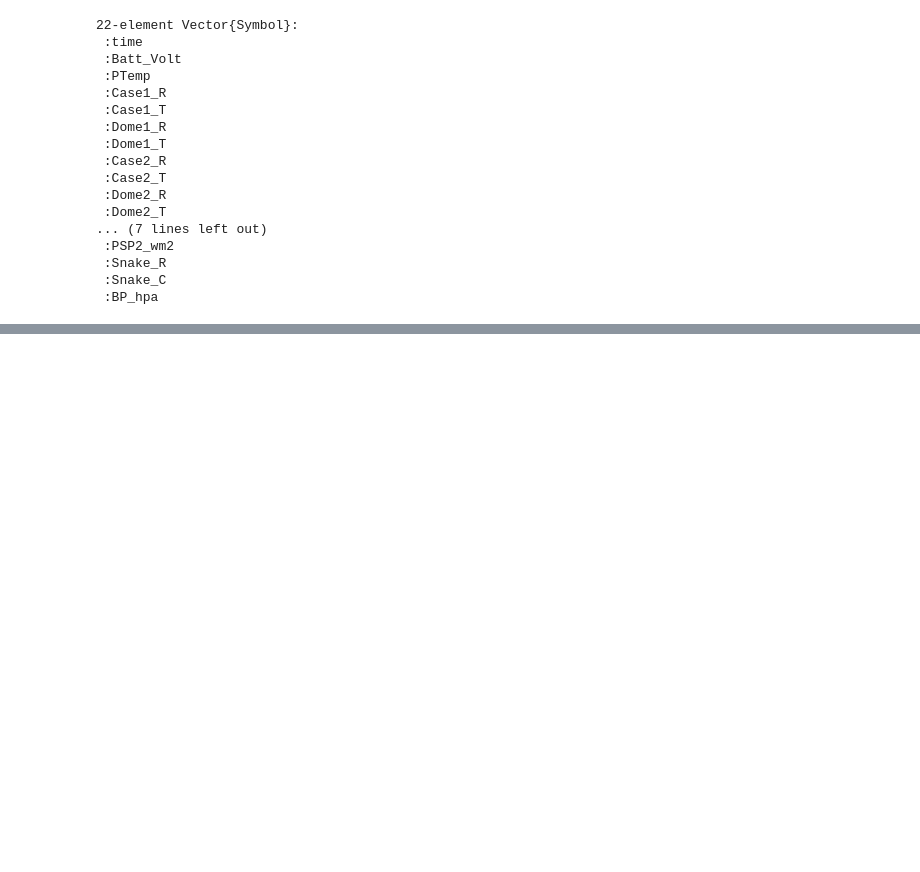
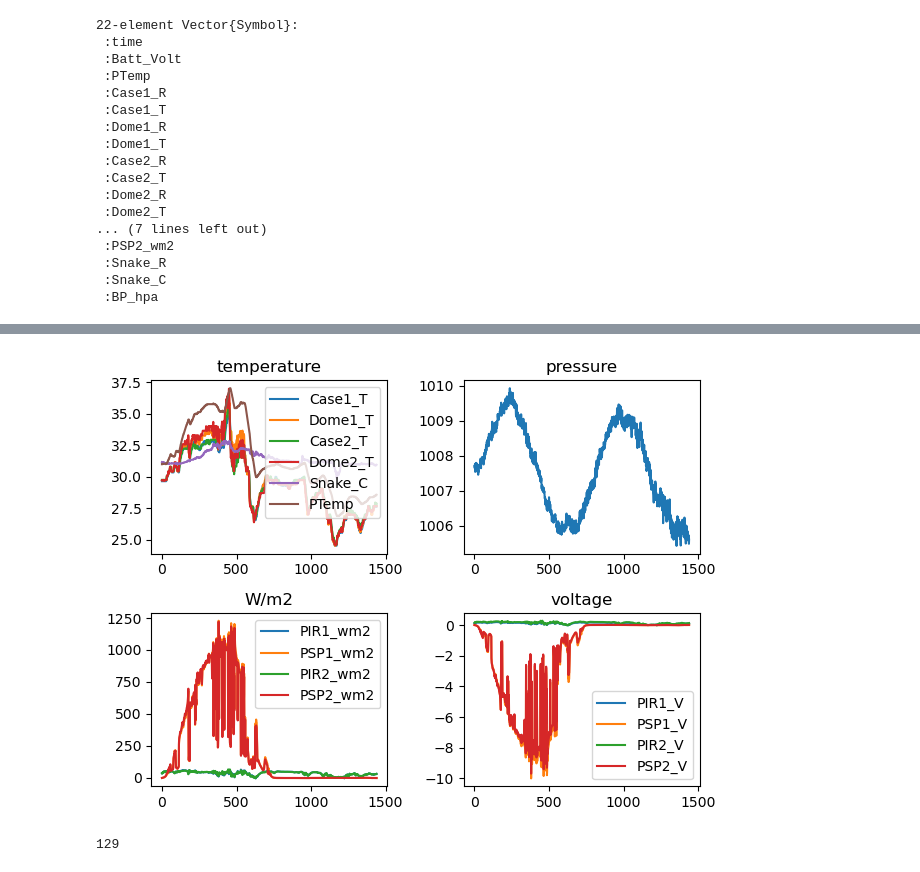
Before and after one commit to deszoeke/ASTRAL-mast, a Jupyter notebook: met.ipynb, the cells around one changed output, grey strips where cells are left out. Saved outputs shown, nothing was run; the diff lists cells and outputs as text; code cells hidden in the pictures; blank space fills up the shorter version.

Commit message:
concatenate me2 das reads

```diff
--- a/met.ipynb
+++ b/met.ipynb
@@ -20,6 +20,7 @@ pd = permutedims
 # parameters for ASTRAL - feed defaults to functions
 baseyear = 2024
 mastdir = "./data/PSL/"
+ncolumn = 22 # change for different file types
 
 "yearday from Date or DateTime"
 yday(dt) = Dates.value(Date(dt) - Date(year(dt)-1,12,31))
@@ -113,9 +114,9 @@ function read_das_data(pathfilename;
     # find hour from the filename
     shortfilename = last(splitpath(pathfilename))
     ddd = shortfilename[6:8]
-    ydy = yday(ddd)
+    basedt = Date(baseyear-1,12,31) + Day(yday(ddd))
     hr = parse(Int32, shortfilename[end-10:end-9])
-    psldt = psldatetime.(ydy, hr)
+    psldt = psldatetime.(basedt, hr, psltime)
     return psldt, X
 end
 
@@ -123,8 +124,11 @@ end
 # X = cat(X1,X2, dims=1)
 # dt = cat(dt1,dt2, dims=1)
 "read and concatenate data from multiple files"
-function read_das_dict(pathfilenames::Vector{String}, keys)
-    nsample = sum( countlines.(pathfilenames) ) # approximate
+function read_das_dict(pathfilenames::Vector{String}, keys;
+    nheader=nheader,
+    nsample=sum( countlines.(pathfilenames) ),
+    ncolumn=length(keys) )
+
     dt = Vector{DateTime}(undef, nsample)
     X  = Array{Union{Float32,Missing}, 2}(undef, nsample, length(keys)-1)
 
@@ -133,8 +137,8 @@ function read_das_dict(pathfilenames::Vector{String}, keys)
     for pfn in pathfilenames
         tdt,tX = read_das_data(pfn)
         count = length(tdt)
-        dt[nl+(1:count)]   .= tdt
-        X[ nl+(1:count),:] .=  tX
+        dt[nl+1:nl+count  ]   .= tdt
+        X[ nl+1:nl+count,:] .=  tX
         nl += count
     end
     return das_dict(keys, dt[1:nl], X[1:nl,:])
@@ -256,47 +256,51 @@ tight_layout()
 # %%
-# read and plot an example file
+# read and plot an example day
 
 mastdir = "./data/PSL/"
 prefix = "me2"
 dt = Date(2024,05,08) # for datestamp in filter(startswith("2024"), readdir(mastdir))
 # get_das_pathfiles(prefix, dt)
 pathfilenames = get_das_pathfiles(prefix, dt)
 # filter(startswith("me2"), readdir(joinpath(mastdir, string(yday(dt)))))[1]
-
-datatime, X = read_das_data(pathfilenames; ncolumn=length(me2keys))
-Me2 = read_das_dict(pathfilename, me2keys)
+Me2day = read_das_dict(pathfilenames, me2keys)
 
 Vkey = filter(x -> endswith(String(x), "_V")    , me2keys)
 Tkey = filter(x -> endswith(String(x), r"_T|_C"), me2keys)
 Wkey = filter(x -> endswith(String(x), "_wm2"  ), me2keys)
 
-# quick plot 1 hour
+# quick plot 1 day
 clf()
 subplot(2,2,1)
 for k in Tkey
-    plot(m2n.(Me2[k]))
+    plot(m2n.(Me2day[k]))
 end
-plot(m2n.(Me2[:PTemp]))
+plot(m2n.(Me2day[:PTemp]))
 title("temperature")
 legend((String.(Tkey)..., "PTemp"))
 
 subplot(2,2,2)
-plot(m2n.(Me2[:BP_hpa]))
+plot(m2n.(Me2day[:BP_hpa]))
 title("pressure")
 # legend("BP_hpa")
 
+subplot(2,2,3)
+for k in Wkey
+    plot(m2n.(Me2day[k]))
+end
+title("W/m2")
+legend((String.(Wkey)))
+
 subplot(2,2,4)
 for k in Vkey
-    plot(m2n.(Me2[k]))
+    plot(m2n.(Me2day[k]))
 end
 title("voltage")
 legend((String.(Vkey)))
 
-subplot(2,2,3)
-for k in Wkey
-    plot(m2n.(Me2[k]))
-end
-title("W/m2")
-legend((String.(Wkey)))
-
 tight_layout()
+# %% [output]
+[figure, added]
+# %%
+yday(dt)
+# %% [output]
+129
```
Also changed, not shown: parts of 2 cells of this notebook.
